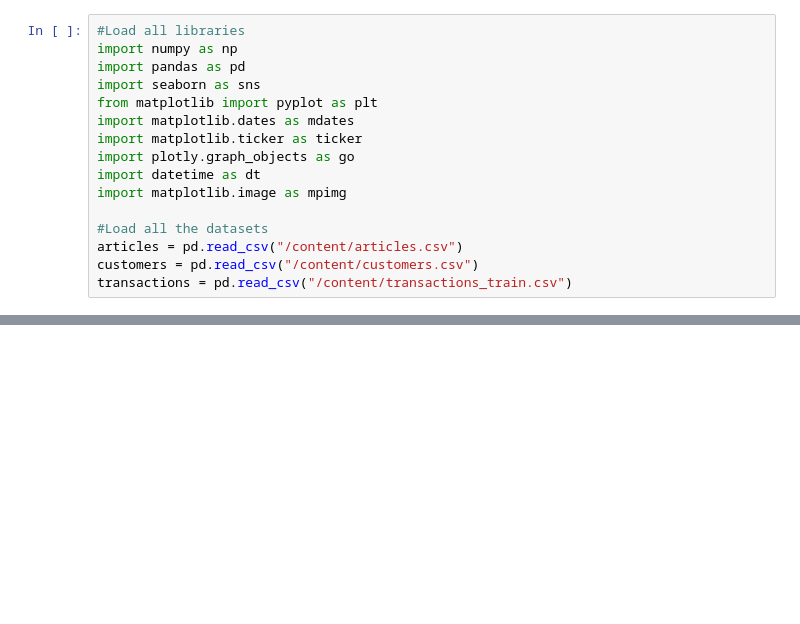
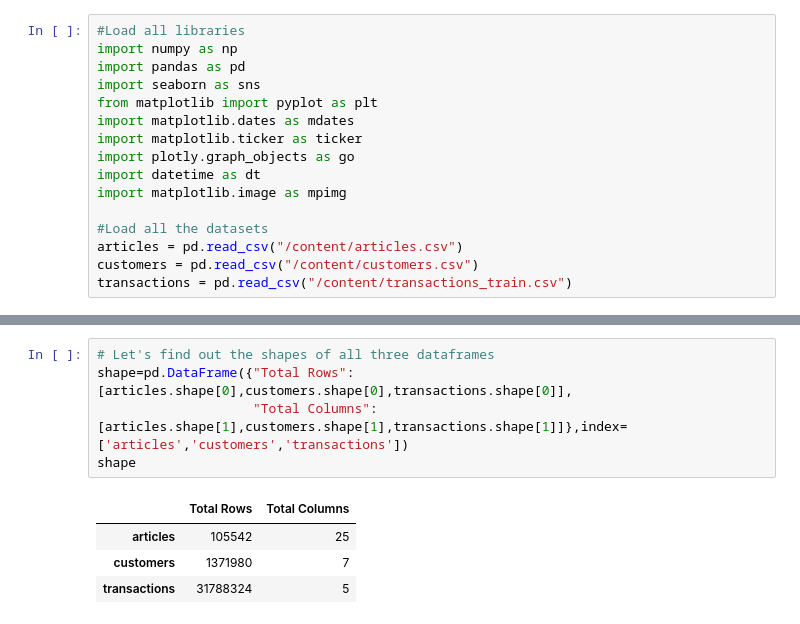
Before and after one commit to amien1410/colab-notebooks, a Jupyter notebook: Colab_Pyspark_H&M_EDA_Recommendation.ipynb, the cells around one changed output, grey strips where cells are left out. Drawn from its saved outputs; the diff is of its cells as text; blank space fills up the shorter version.

```diff
--- a/Colab_Pyspark_H&M_EDA_Recommendation.ipynb
+++ b/Colab_Pyspark_H&M_EDA_Recommendation.ipynb
@@ -86,0 +91,10 @@ transactions = pd.read_csv("/content/transactions_train.csv")
+# %%
+# Let's find out the shapes of all three dataframes
+shape=pd.DataFrame({"Total Rows":[articles.shape[0],customers.shape[0],transactions.shape[0]],
+                    "Total Columns":[articles.shape[1],customers.shape[1],transactions.shape[1]]},index=['articles','customers','transactions'])
+shape
+# %% [output]
+|  | Total Rows | Total Columns |
+| articles | 105542 | 25 |
+| customers | 1371980 | 7 |
+| transactions | 31788324 | 5 |
```
Also changed, not shown: parts of 6 cells of this notebook.
